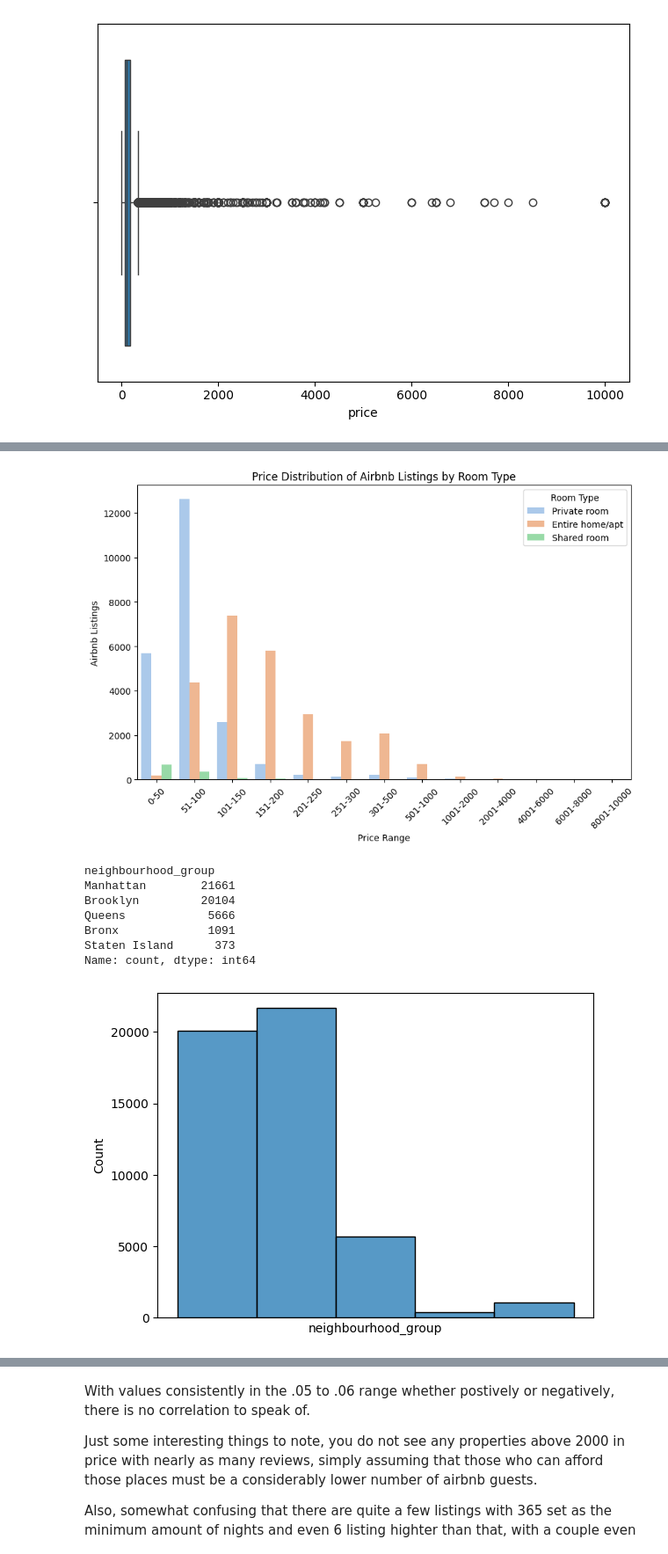
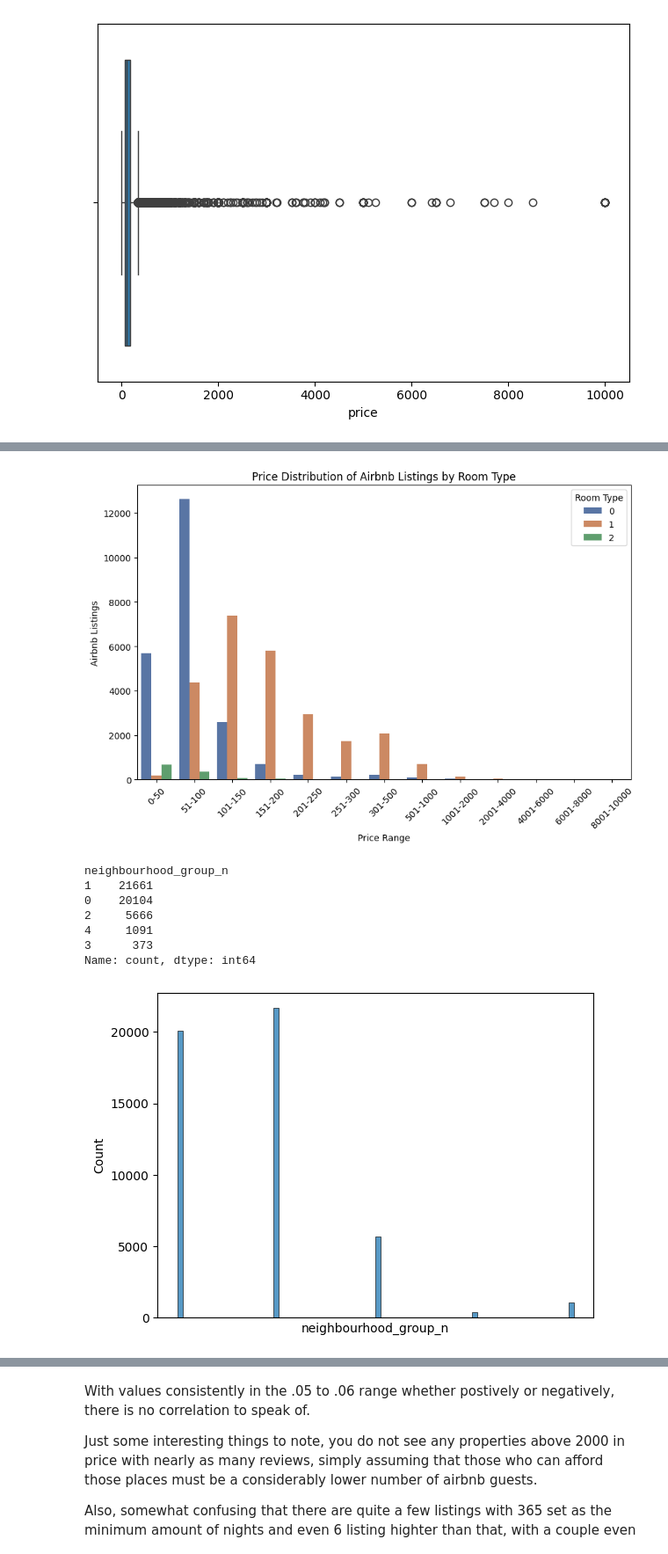
Before and after one commit to 4GeeksAcademy/Kransky85_machine-learning-python-template, a Jupyter notebook: src/explore.ipynb, the cells around one changed output, grey strips where cells are left out. Shown at 88% size. Cells and saved outputs as stored; diff of their text form; code cells hidden in the pictures.

```diff
--- a/src/explore.ipynb
+++ b/src/explore.ipynb
@@ -115,0 +73,6 @@ The number of duplicated ID records is: 0
+# %%
+# Let's check to see if we have any duplicates within our data set
+print(df.shape)
+
+df = df.drop_duplicates()
+df.shape
@@ -116,6 +84,6 @@ The number of duplicated ID records is: 0
 # %%
 # ridding of columns not pertaining to my predictive analysis
-df.drop(["id", "host_id", "name", "last_review", "reviews_per_month", "host_name", "latitude", "longitude", "availability_365"], axis= 1, inplace= True)
+df.drop(["id", "host_id", "name", "host_name", "latitude", "longitude", "availability_365"], axis= 1, inplace= True)
 df
 # %% [output]
 |  | neighbourhood_group | neighbourhood | room_type | price | minimum_nights | number_of_reviews | ... |
@@ -165,3 +132,8 @@ print(f"The least expensive property is {min_price}, while the most expensive is
 # df['price'] = df['price'].replace(0, mean_price) #
 # %% [output]
 The least expensive property is 0, while the most expensive is 10000.  Finally, the average price within the data set is 152.7206871868289
+# %%
+# We must factorize the Room Types and the Neighbourhood/Neighbourhood Group columns to convert the categorical columns to numeric.
+df["room_type_n"] = pd.factorize(df["room_type"])[0]
+df["neighbourhood_group_n"] = pd.factorize(df["neighbourhood_group"])[0]
+df["neighbourhood_n"] = pd.factorize(df["neighbourhood"])[0]
@@ -221,6 +198,6 @@ df[df['price'].duplicated()].sort_values(by='price', ascending=True).head(25)
 # %%
 # Now let us separate the distinct categorical types of rentals and their data; shared room, private room, or the entire apartment.
-df['room_type_encoded'], unique_room_types = pd.factorize(df['room_type'])
+df['room_type_encoded'], unique_room_types = pd.factorize(df['room_type_n'])
 
 bins = [0, 50, 100, 150, 200, 250, 300, 500, 1000, 2000, 4000, 6000, 8000, 10000]
 bin_labels = ['0-50', '51-100', '101-150', '151-200', '201-250', '251-300', '301-500', '501-1000', '1001-2000', '2001-4000', '4001-6000', '6001-8000', '8001-10000' ]
@@ -228,11 +205,11 @@ bin_labels = ['0-50', '51-100', '101-150', '151-200', '201-250', '251-300', '301
 df['price_range'] = pd.cut(df['price'], bins=bins, labels=bin_labels)
 
 # Filter for 'Private room' and 'Entire home/apt' only
-filtered_df = df[df['room_type'].isin(['Shared Room', 'Private Room', 'Entire Home/Apt'])]
+filtered_df = df[df['room_type_n'].isin(['Shared Room', 'Private Room', 'Entire Home/Apt'])]
 
 # Create a count plot
 plt.figure(figsize=(10, 6))
-sns.countplot(data=df, x='price_range', hue='room_type_encoded', palette='pastel')
+sns.countplot(data=df, x='price_range', hue='room_type_encoded', palette='deep')
 
 plt.legend(title='Room Type', labels=unique_room_types)
 plt.xticks(rotation=45)
@@ -242,21 +219,21 @@ plt.ylabel('Airbnb Listings')
 
 plt.show()
 # %% [output]
-[figure, old version]
+[figure, new version]
 # %%
 # Histogram of neighborhood groups
-sns.histplot(data = df, x = "neighbourhood_group").set_xticks([])
+sns.histplot(data = df, x = "neighbourhood_group_n").set_xticks([])
 # Where these properties are located throughout NY
-df['neighbourhood_group'].value_counts()
+df['neighbourhood_group_n'].value_counts()
 # %% [output]
-neighbourhood_group
-Manhattan        21661
-Brooklyn         20104
-Queens            5666
-Bronx             1091
-Staten Island      373
+neighbourhood_group_n
+1    21661
+0    20104
+2     5666
+4     1091
+3      373
 Name: count, dtype: int64
-[figure, old version]
+[figure, new version]
 # %%
 # Looking at some histograms and boxplot in regards to the numerical type variables
 
```
Also changed, not shown: parts of 37 cells of this notebook.
